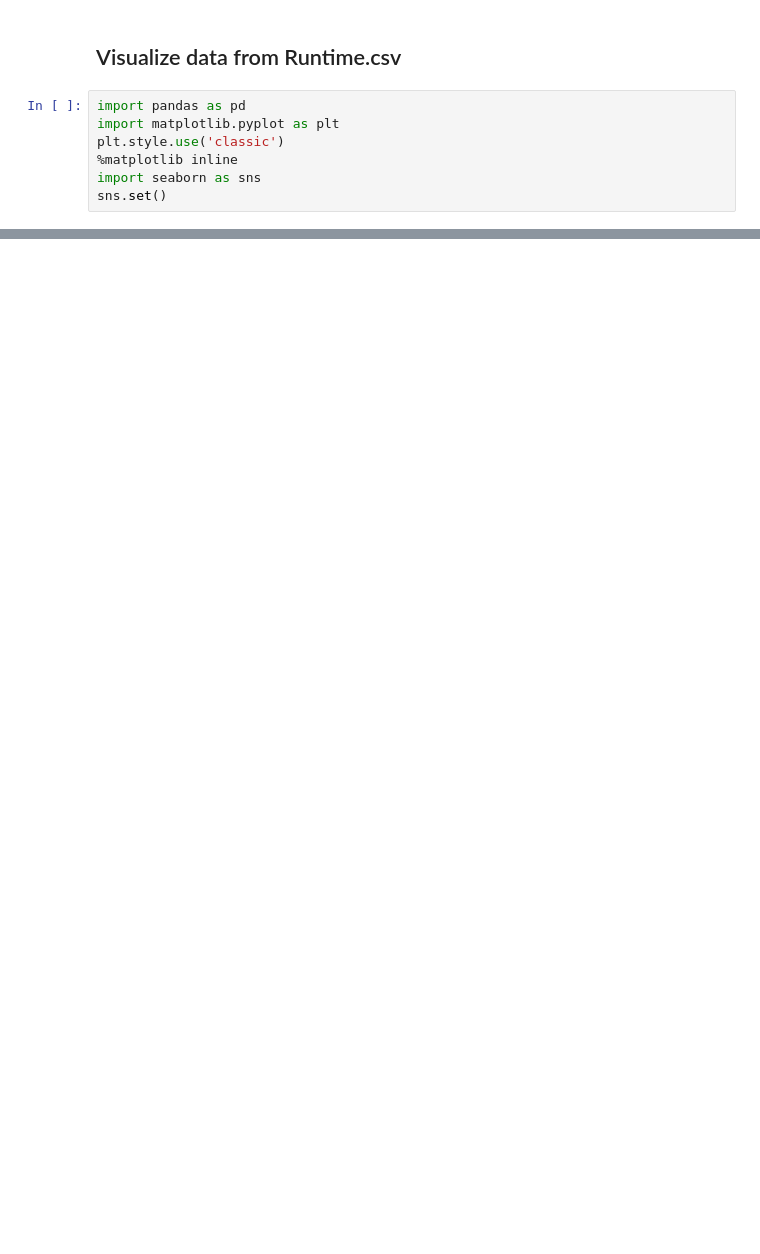
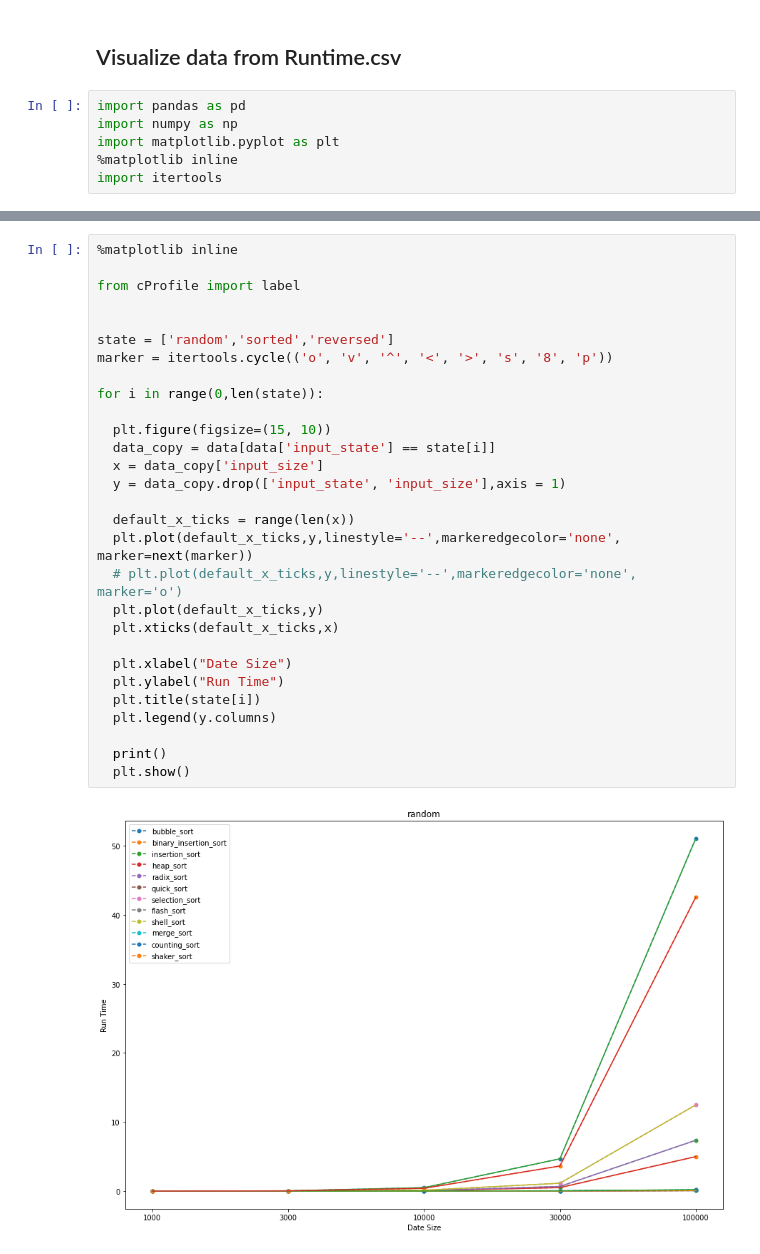
Before and after one commit to lelouvincx/CTDL-GT-_-Do-an-tuan-3-5, a Jupyter notebook: script.ipynb, the cells around one changed output, grey strips where cells are left out. Drawn from its saved outputs; the diff is of its cells as text; blank space fills up the shorter version.

```diff
--- a/script.ipynb
+++ b/script.ipynb
@@ -123,11 +123,10 @@ Running reversed_10000 in shaker_sort
 ## Visualize data from Runtime.csv
 # %%
 import pandas as pd
+import numpy as np
 import matplotlib.pyplot as plt
-plt.style.use('classic')
 %matplotlib inline
-import seaborn as sns
-sns.set()
+import itertools
 # %%
 path = "/home/lelouvincx/Documents/code/TH_CTDLGT/CTDL-GT-_-Do-an-tuan-3-5"
 os.chdir(path)
@@ -150,0 +153,31 @@ randomDF.head()
+# %%
+%matplotlib inline
+
+from cProfile import label
+
+
+state = ['random','sorted','reversed']
+marker = itertools.cycle(('o', 'v', '^', '<', '>', 's', '8', 'p'))
+
+for i in range(0,len(state)):
+
+  plt.figure(figsize=(15, 10))
+  data_copy = data[data['input_state'] == state[i]]
+  x = data_copy['input_size']
+  y = data_copy.drop(['input_state', 'input_size'],axis = 1)
+
+  default_x_ticks = range(len(x))
+  plt.plot(default_x_ticks,y,linestyle='--',markeredgecolor='none', marker=next(marker))
+  # plt.plot(default_x_ticks,y,linestyle='--',markeredgecolor='none', marker='o')
+  plt.plot(default_x_ticks,y)
+  plt.xticks(default_x_ticks,x)
+
+  plt.xlabel("Date Size")
+  plt.ylabel("Run Time")
+  plt.title(state[i])
+  plt.legend(y.columns)
+
+  print()
+  plt.show()
+# %% [output]
+[figure, added]
```
Also changed, not shown: parts of 4 cells of this notebook, 38 other files.
